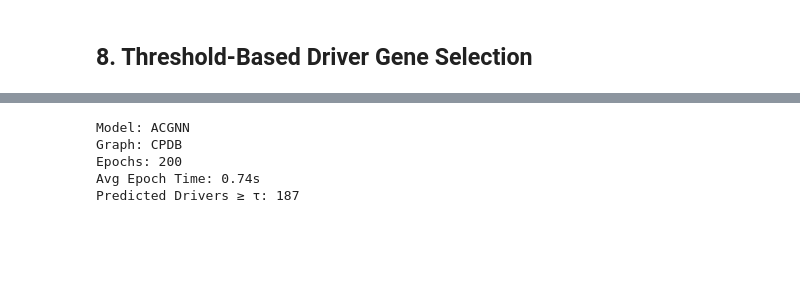
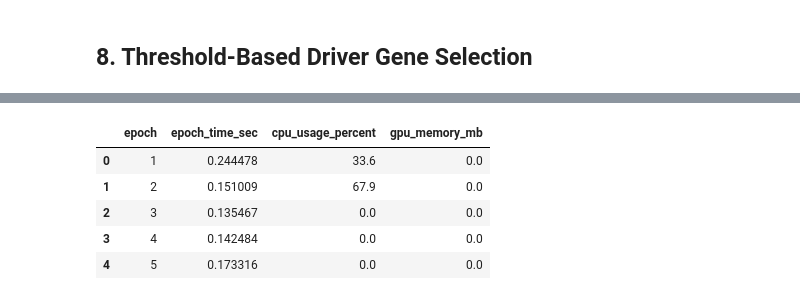
Before and after one commit to Ericsaliway0/ACGNN, a Jupyter notebook: ACGCN_Multi_Omics_Classification.ipynb, the cells around one changed output, grey strips where cells are left out. Saved outputs shown, nothing was run; the diff lists cells and outputs as text; code cells hidden in the pictures; blank space fills up the shorter version.

```diff
--- a/ACGCN_Multi_Omics_Classification.ipynb
+++ b/ACGCN_Multi_Omics_Classification.ipynb
@@ -564,12 +1150,0 @@ for src, dst in edges:
-# %%
-print(f"Model: {args.model_type}")
-print(f"Graph: {args.net_type}")
-print(f"Epochs: {args.num_epochs}")
-print(f"Avg Epoch Time: {avg_epoch_time:.2f}s")
-print(f"Predicted Drivers ≥ τ: {len(pred_above)}")
-# %% [output]
-Model: ACGNN
-Graph: CPDB
-Epochs: 200
-Avg Epoch Time: 0.74s
-Predicted Drivers ≥ τ: 187
@@ -575,0 +1156,10 @@ Predicted Drivers ≥ τ: 187
+# %%
+metrics_df = pd.read_csv(metrics_csv_path)
+metrics_df.head()
+# %% [output]
+|  | epoch | epoch_time_sec | cpu_usage_percent | gpu_memory_mb |
+| 0 | 1 | 0.244478 | 33.6 | 0.0 |
+| 1 | 2 | 0.151009 | 67.9 | 0.0 |
+| 2 | 3 | 0.135467 | 0.0 | 0.0 |
+| 3 | 4 | 0.142484 | 0.0 | 0.0 |
+| 4 | 5 | 0.173316 | 0.0 | 0.0 |
```
Also changed, not shown: parts of 54 cells of this notebook, 3 other files.
